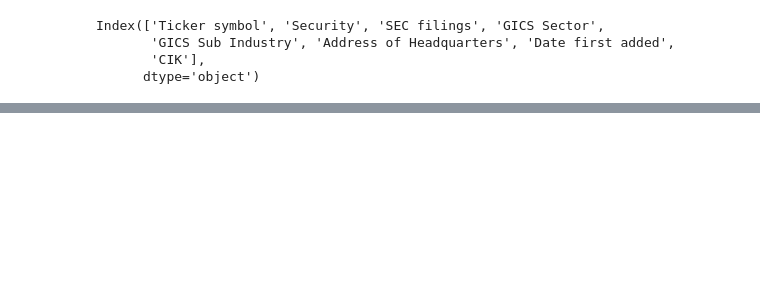
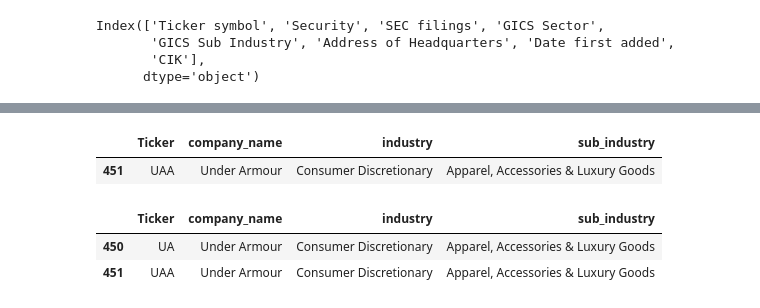
Before and after one commit to colinscampbell/project-2-group-1, a Jupyter notebook: ETL-securities_v2.ipynb, the cells around one changed output, grey strips where cells are left out. Saved outputs shown, nothing was run; the diff lists cells and outputs as text; code cells hidden in the pictures; blank space fills up the shorter version.

```diff
--- a/ETL-securities_v2.ipynb
+++ b/ETL-securities_v2.ipynb
@@ -45,3 +58,14 @@ securities_transformed.head()
+# %%
+securities_transformed[securities_transformed.duplicated(['company_name'])]
+# %% [output]
+|  | Ticker | company_name | industry | sub_industry |
+| 451 | UAA | Under Armour | Consumer Discretionary | Apparel, Accessories & Luxury Goods |
+# %%
+securities_transformed.loc[securities_transformed['company_name'] == "Under Armour"]
+# %% [output]
+|  | Ticker | company_name | industry | sub_industry |
+| 450 | UA | Under Armour | Consumer Discretionary | Apparel, Accessories & Luxury Goods |
+| 451 | UAA | Under Armour | Consumer Discretionary | Apparel, Accessories & Luxury Goods |
 # %%
 connection_string = f"{username}:{password}@localhost:5432/finance_db"
 engine = create_engine(f'postgresql://{connection_string}')
```
Also changed, not shown: parts of 5 cells of this notebook, 1 other file.
